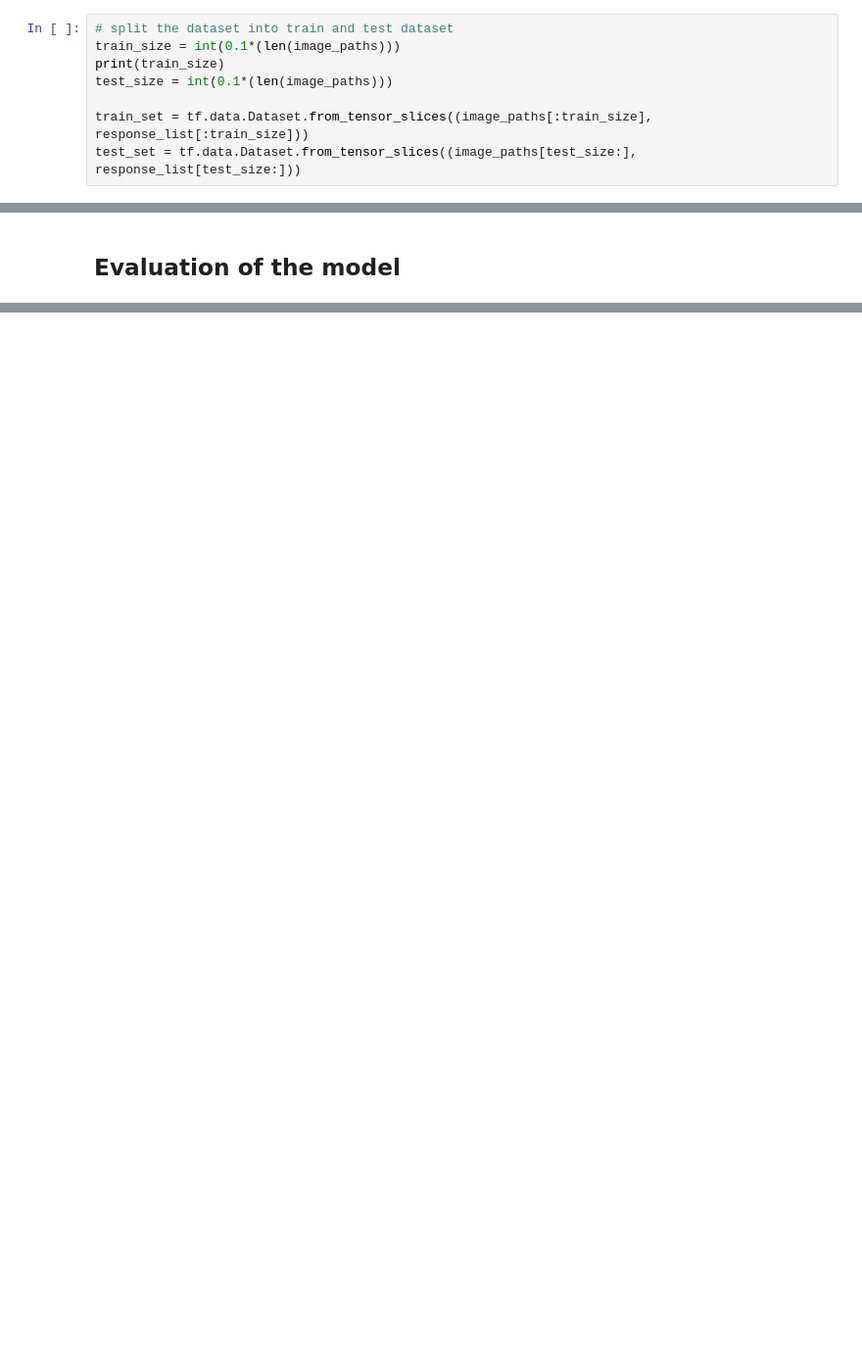
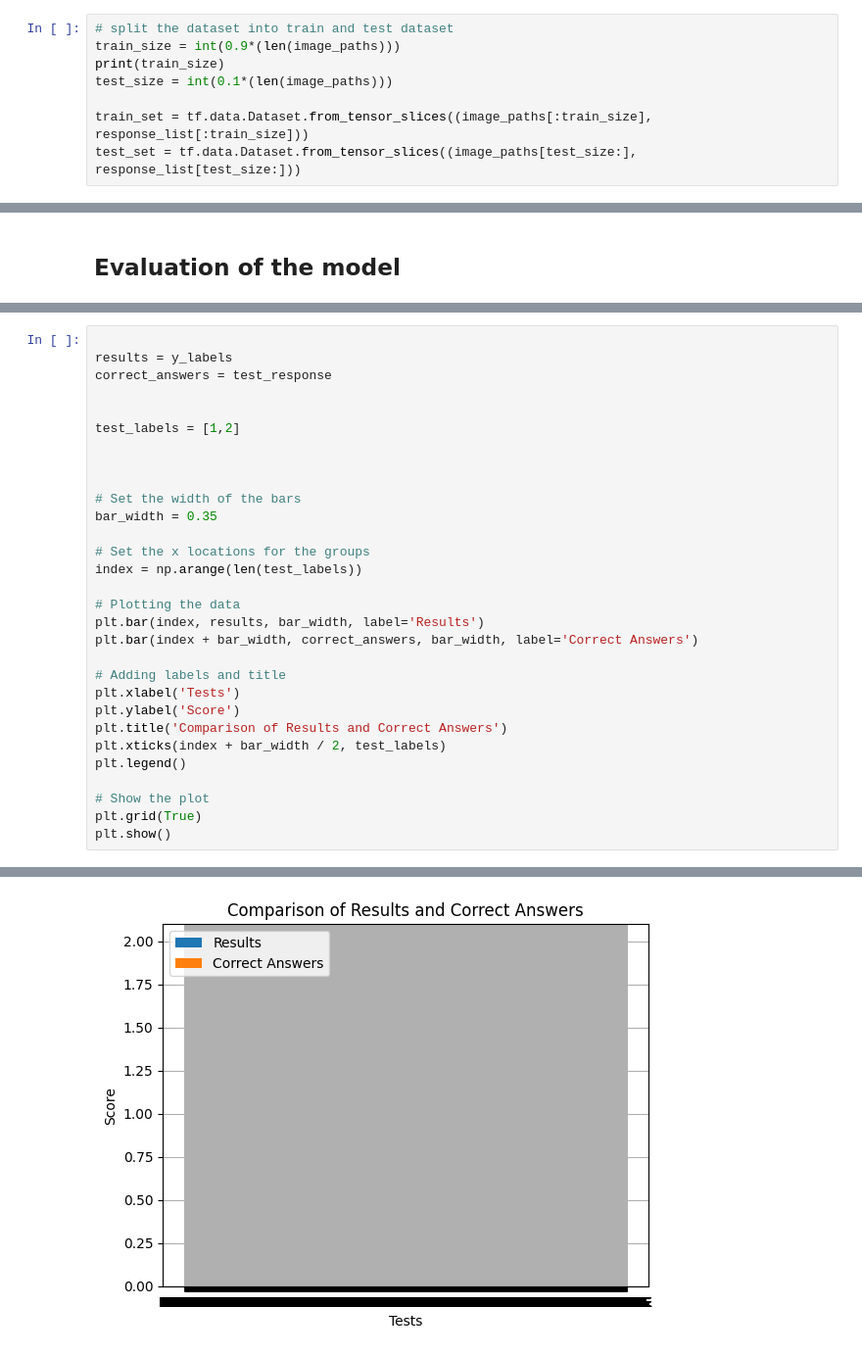
Before and after one commit to PatrickJahn/easv-ML-mini-project, a Jupyter notebook: ML_Mini_Project.ipynb, the cells around one changed output, grey strips where cells are left out. Shown at 98% size. Saved outputs shown, nothing was run; the diff lists cells and outputs as text; blank space fills up the shorter version.

```diff
--- a/ML_Mini_Project.ipynb
+++ b/ML_Mini_Project.ipynb
@@ -307,7 +365,7 @@ print(len(response_list))
 19906
 # %%
 # split the dataset into train and test dataset
-train_size = int(0.1*(len(image_paths)))
+train_size = int(0.9*(len(image_paths)))
 print(train_size)
 test_size = int(0.1*(len(image_paths)))
 
@@ -410,0 +507,31 @@ Test Predictions response sample: [3, 3, 3, 3, 3, 3, 3, 3, 3, 3]
+# %%
+
+results = y_labels
+correct_answers = test_response
+
+
+test_labels = [1,2]
+
+
+
+# Set the width of the bars
+bar_width = 0.35
+
+# Set the x locations for the groups
+index = np.arange(len(test_labels))
+
+# Plotting the data
+plt.bar(index, results, bar_width, label='Results')
+plt.bar(index + bar_width, correct_answers, bar_width, label='Correct Answers')
+
+# Adding labels and title
+plt.xlabel('Tests')
+plt.ylabel('Score')
+plt.title('Comparison of Results and Correct Answers')
+plt.xticks(index + bar_width / 2, test_labels)
+plt.legend()
+
+# Show the plot
+plt.grid(True)
+plt.show()
+# %% [output]
@@ -410,0 +539 @@ Test Predictions response sample: [3, 3, 3, 3, 3, 3, 3, 3, 3, 3]
+[figure, added]
```
Also changed, not shown: parts of 16 cells of this notebook.
